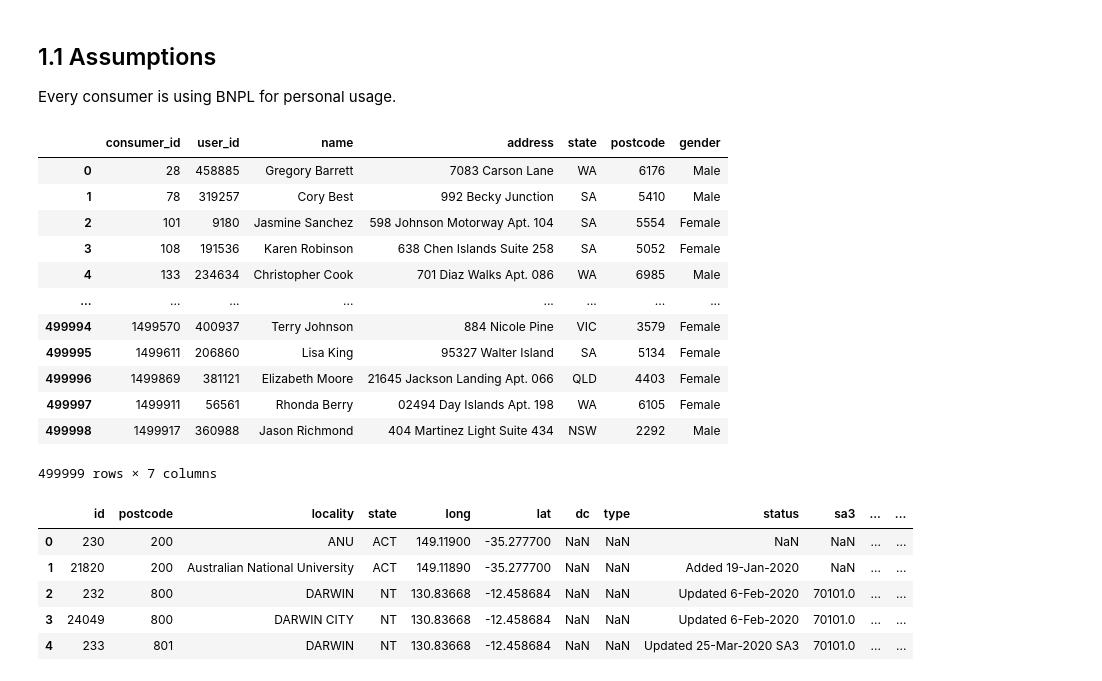
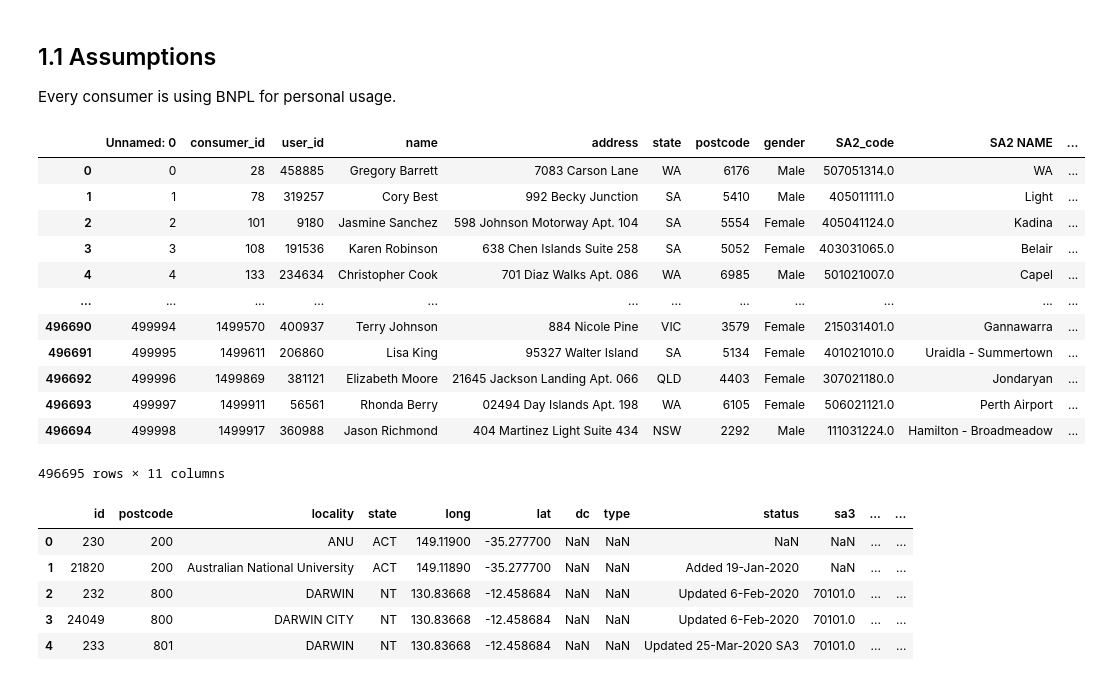
Before and after one commit to MAST30034-Applied-Data-Science/generic-buy-now-pay-later-project-group-14, a Jupyter notebook: notebooks/consumer.ipynb, the cells around one changed output. Cells and saved outputs as stored; diff of their text form; code cells hidden in the pictures.

```diff
--- a/notebooks/consumer.ipynb
+++ b/notebooks/consumer.ipynb
@@ -12,24 +12,24 @@ Every consumer is using BNPL for personal usage.
 # %%
 # read files
 
 sf = gpd.read_file("../data/external/SA2_2021/SA2_2021_AUST_GDA2020.shp")
 zones = pd.read_csv("../data/external/australian_postcodes.csv")
-df = pd.read_parquet("../data/curated/consumer/")
+df = pd.read_csv("../data/curated/clean_consumer_post_total_income.csv")
 df
 # %% [output]
-|  | consumer_id | user_id | name | address | state | postcode | gender |
-| 0 | 28 | 458885 | Gregory Barrett | 7083 Carson Lane | WA | 6176 | Male |
-| 1 | 78 | 319257 | Cory Best | 992 Becky Junction | SA | 5410 | Male |
-| 2 | 101 | 9180 | Jasmine Sanchez | 598 Johnson Motorway Apt. 104 | SA | 5554 | Female |
-| 3 | 108 | 191536 | Karen Robinson | 638 Chen Islands Suite 258 | SA | 5052 | Female |
-| 4 | 133 | 234634 | Christopher Cook | 701 Diaz Walks Apt. 086 | WA | 6985 | Male |
-| ... | ... | ... | ... | ... | ... | ... | ... |
-| 499994 | 1499570 | 400937 | Terry Johnson | 884 Nicole Pine | VIC | 3579 | Female |
-| 499995 | 1499611 | 206860 | Lisa King | 95327 Walter Island | SA | 5134 | Female |
-| 499996 | 1499869 | 381121 | Elizabeth Moore | 21645 Jackson Landing Apt. 066 | QLD | 4403 | Female |
-| 499997 | 1499911 | 56561 | Rhonda Berry | 02494 Day Islands Apt. 198 | WA | 6105 | Female |
-| 499998 | 1499917 | 360988 | Jason Richmond | 404 Martinez Light Suite 434 | NSW | 2292 | Male |
+|  | Unnamed: 0 | consumer_id | user_id | name | address | state | postcode | gender | SA2_code | SA2 NAME | ... |
+| 0 | 0 | 28 | 458885 | Gregory Barrett | 7083 Carson Lane | WA | 6176 | Male | 507051314.0 | WA | ... |
+| 1 | 1 | 78 | 319257 | Cory Best | 992 Becky Junction | SA | 5410 | Male | 405011111.0 | Light | ... |
+| 2 | 2 | 101 | 9180 | Jasmine Sanchez | 598 Johnson Motorway Apt. 104 | SA | 5554 | Female | 405041124.0 | Kadina | ... |
+| 3 | 3 | 108 | 191536 | Karen Robinson | 638 Chen Islands Suite 258 | SA | 5052 | Female | 403031065.0 | Belair | ... |
+| 4 | 4 | 133 | 234634 | Christopher Cook | 701 Diaz Walks Apt. 086 | WA | 6985 | Male | 501021007.0 | Capel | ... |
+| ... | ... | ... | ... | ... | ... | ... | ... | ... | ... | ... | ... |
+| 496690 | 499994 | 1499570 | 400937 | Terry Johnson | 884 Nicole Pine | VIC | 3579 | Female | 215031401.0 | Gannawarra | ... |
+| 496691 | 499995 | 1499611 | 206860 | Lisa King | 95327 Walter Island | SA | 5134 | Female | 401021010.0 | Uraidla - Summertown | ... |
+| 496692 | 499996 | 1499869 | 381121 | Elizabeth Moore | 21645 Jackson Landing Apt. 066 | QLD | 4403 | Female | 307021180.0 | Jondaryan | ... |
+| 496693 | 499997 | 1499911 | 56561 | Rhonda Berry | 02494 Day Islands Apt. 198 | WA | 6105 | Female | 506021121.0 | Perth Airport | ... |
+| 496694 | 499998 | 1499917 | 360988 | Jason Richmond | 404 Martinez Light Suite 434 | NSW | 2292 | Male | 111031224.0 | Hamilton - Broadmeadow | ... |
-499999 rows × 7 columns
+496695 rows × 11 columns
 # %%
 sf['geometry'] = sf['geometry'].to_crs("+proj=longlat +ellps=WGS84 +datum=WGS84 +no_defs")
 #sf.astype({'SA2_CODE21': 'int'})
```
Also changed, not shown: 1 other file.
